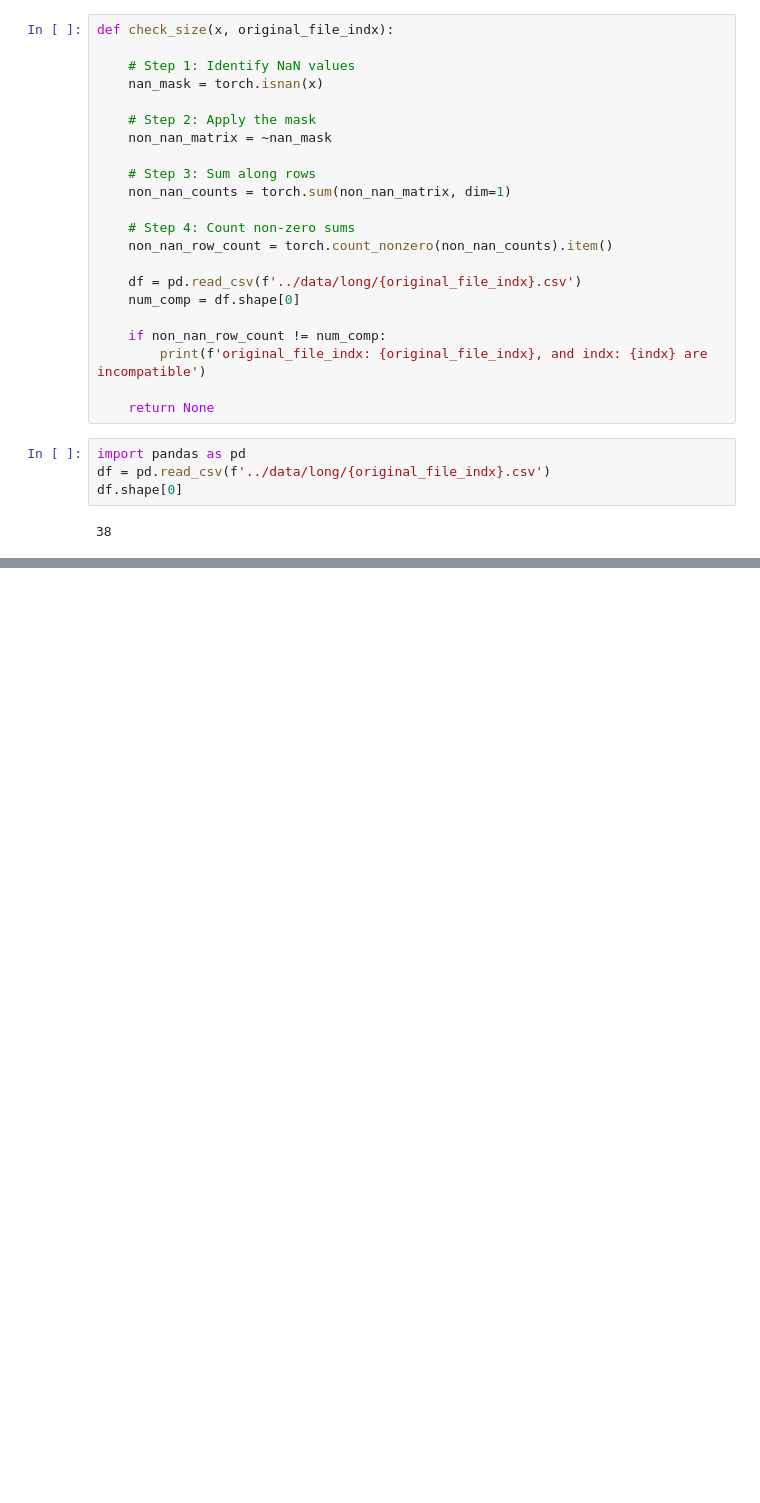
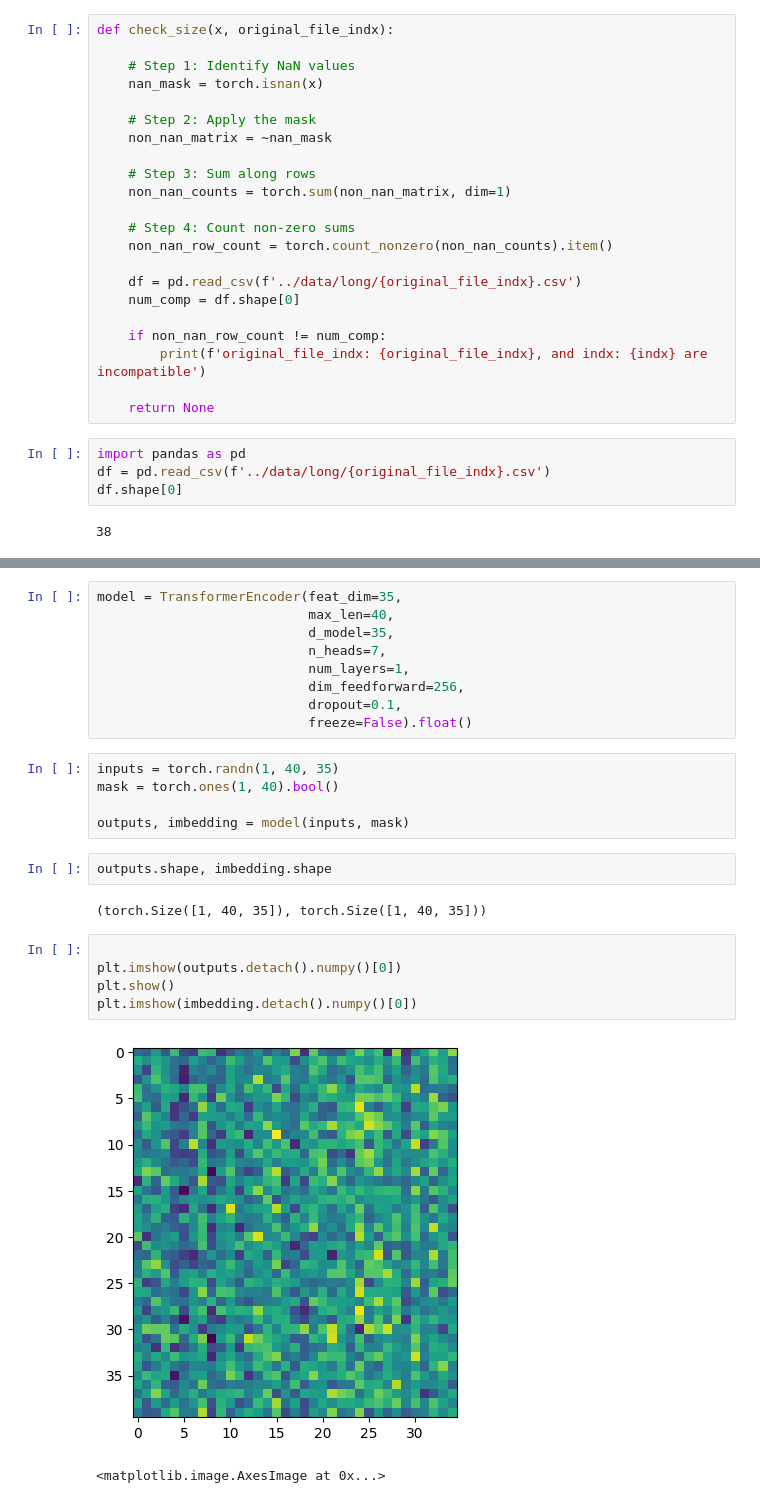
Before and after one commit to brandonlpanos/mvts, a Jupyter notebook: src/scratch.ipynb, the cells around one changed output, grey strips where cells are left out. Cells and saved outputs as stored; diff of their text form; blank space fills up the shorter version.

```diff
--- a/src/scratch.ipynb
+++ b/src/scratch.ipynb
@@ -311,0 +321,26 @@ df.shape[0]
+# %%
+model = TransformerEncoder(feat_dim=35,
+                           max_len=40,
+                           d_model=35,
+                           n_heads=7,
+                           num_layers=1,
+                           dim_feedforward=256,
+                           dropout=0.1,
+                           freeze=False).float()
+# %%
+inputs = torch.randn(1, 40, 35)
+mask = torch.ones(1, 40).bool()
+
+outputs, imbedding = model(inputs, mask)
+# %%
+outputs.shape, imbedding.shape
+# %% [output]
+(torch.Size([1, 40, 35]), torch.Size([1, 40, 35]))
+# %%
+
+plt.imshow(outputs.detach().numpy()[0])
+plt.show()
+plt.imshow(imbedding.detach().numpy()[0])
+# %% [output]
+[figure, added]
+<matplotlib.image.AxesImage at 0x...>
```
Also changed, not shown: parts of 3 cells of this notebook, 1 other file.
